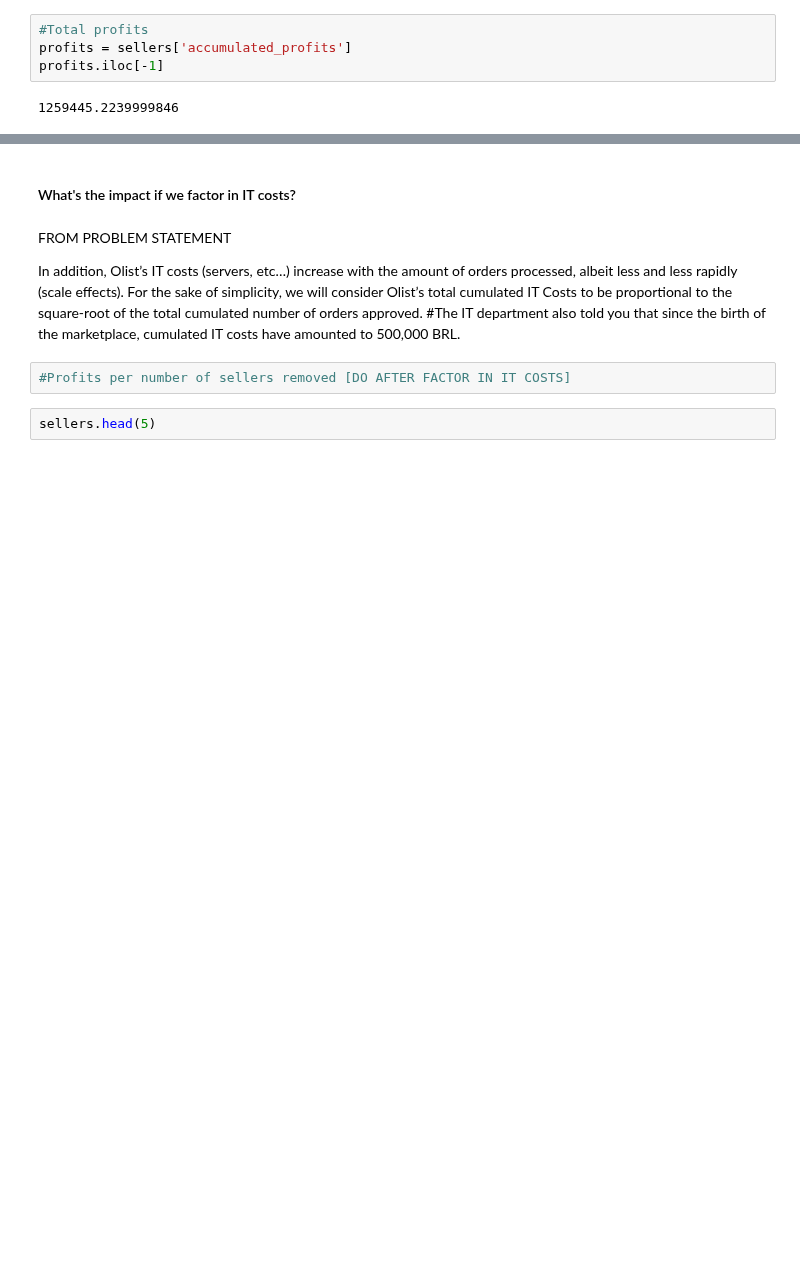
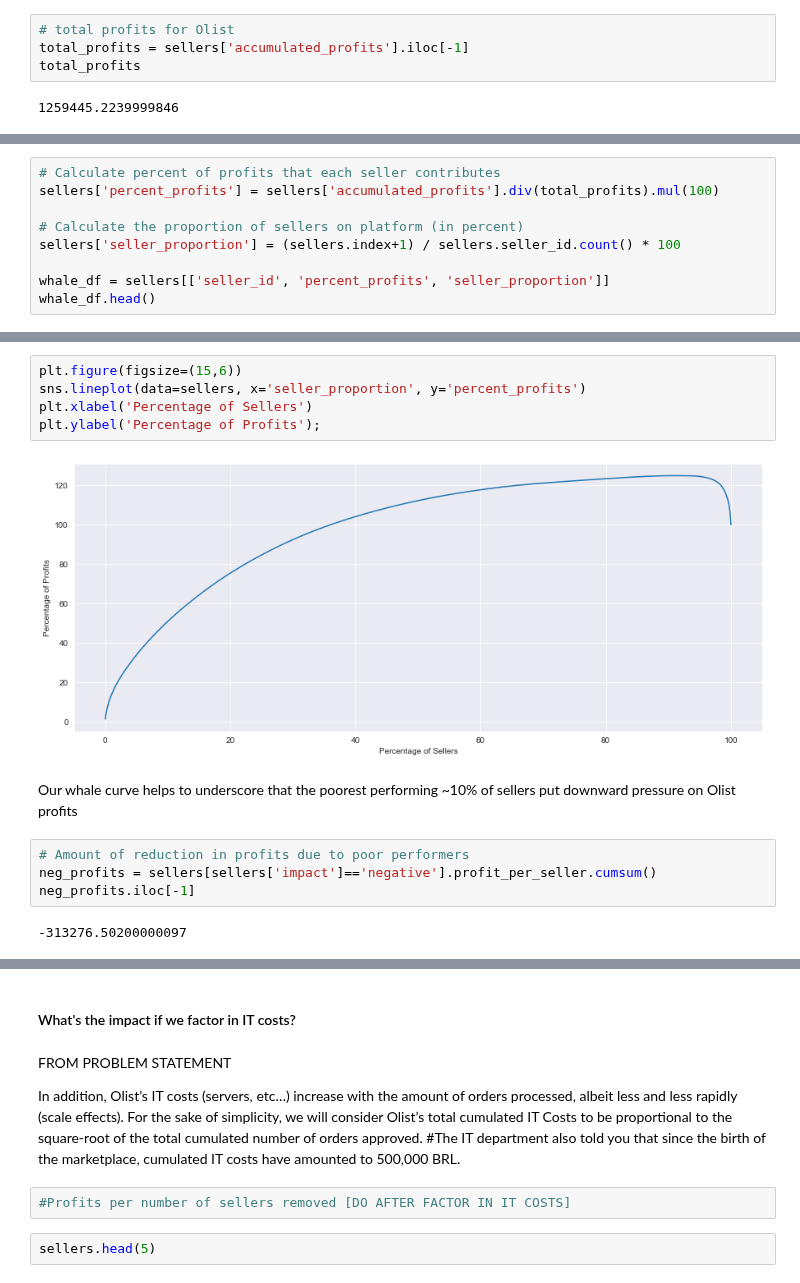
Before and after one commit to phlln/olist-analysis, a Jupyter notebook: notebooks/ceo_request-Phil-UPDATED.ipynb, the cells around one changed output, grey strips where cells are left out. Drawn from its saved outputs; the diff is of its cells as text; blank space fills up the shorter version.

```diff
--- a/notebooks/ceo_request-Phil-UPDATED.ipynb
+++ b/notebooks/ceo_request-Phil-UPDATED.ipynb
@@ -280,6 +299,6 @@ sellers.tail(10)
 # %%
-#Total profits
-profits = sellers['accumulated_profits']
-profits.iloc[-1]
+# total profits for Olist
+total_profits = sellers['accumulated_profits'].iloc[-1]
+total_profits
 # %% [output]
 1259445.2239999846
@@ -293,0 +305,9 @@ sellers.accumulated_profits.plot(figsize=(15,8));
+# %%
+# Calculate percent of profits that each seller contributes
+sellers['percent_profits'] = sellers['accumulated_profits'].div(total_profits).mul(100)
+
+# Calculate the proportion of sellers on platform (in percent)
+sellers['seller_proportion'] = (sellers.index+1) / sellers.seller_id.count() * 100
+
+whale_df = sellers[['seller_id', 'percent_profits', 'seller_proportion']]
+whale_df.head()
@@ -293,0 +321,15 @@ sellers.accumulated_profits.plot(figsize=(15,8));
+# %%
+plt.figure(figsize=(15,6))
+sns.lineplot(data=sellers, x='seller_proportion', y='percent_profits')
+plt.xlabel('Percentage of Sellers')
+plt.ylabel('Percentage of Profits');
+# %% [output]
+[figure, added]
+# %% [markdown]
+Our whale curve helps to underscore that the poorest performing ~10% of sellers put downward pressure on Olist profits
+# %%
+# Amount of reduction in profits due to poor performers
+neg_profits = sellers[sellers['impact']=='negative'].profit_per_seller.cumsum()
+neg_profits.iloc[-1]
+# %% [output]
+-313276.50200000097
```
Also changed, not shown: parts of 32 cells of this notebook.
